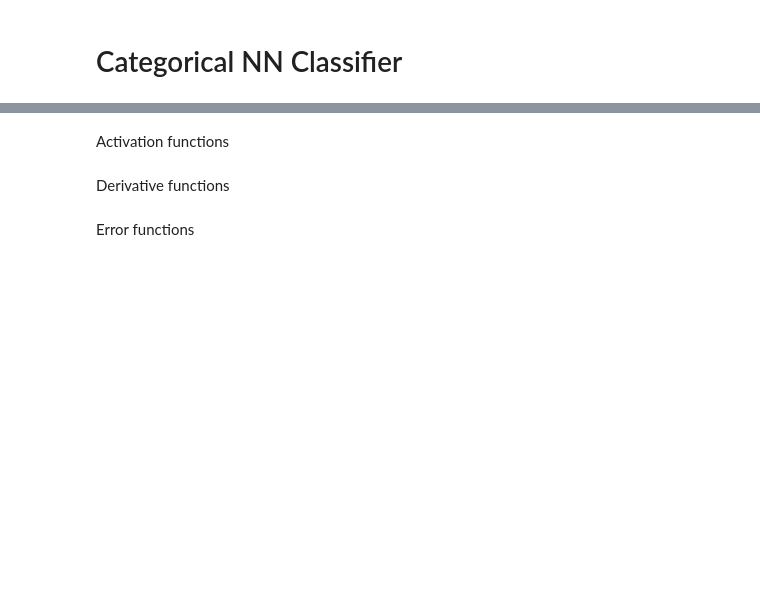
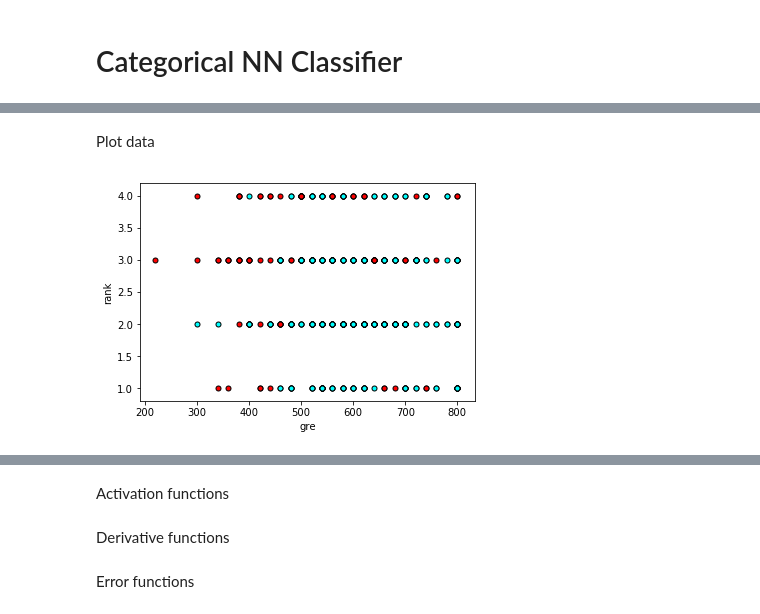
Before and after one commit to q1park/homegrown, a Jupyter notebook: classifier.ipynb, the cells around one changed output, grey strips where cells are left out. Cells and saved outputs as stored; diff of their text form; code cells hidden in the pictures; blank space fills up the shorter version.

```diff
--- a/classifier.ipynb
+++ b/classifier.ipynb
@@ -24,0 +42,17 @@ from IPython.display import display
+# %% [markdown]
+Plot data
+# %%
+def scatter(data, xaxis, yaxis):
+    X = np.array(data[[xaxis, yaxis]])
+    Y = np.array(data["admit"])
+    admitted = X[np.argwhere(Y==1)]
+    rejected = X[np.argwhere(Y==0)]
+    plt.scatter([s[0][0] for s in rejected], [s[0][1] for s in rejected], s = 25, color = 'red', edgecolor = 'k')
+    plt.scatter([s[0][0] for s in admitted], [s[0][1] for s in admitted], s = 25, color = 'cyan', edgecolor = 'k')
+    plt.xlabel(xaxis)
+    plt.ylabel(yaxis)
+# %%
+scatter(data[data["gpa"] > 2.5], xaxis = "gre", yaxis = "rank")
+plt.show()
+# %% [output]
+[figure, added]
```
Also changed, not shown: parts of 47 cells of this notebook.
